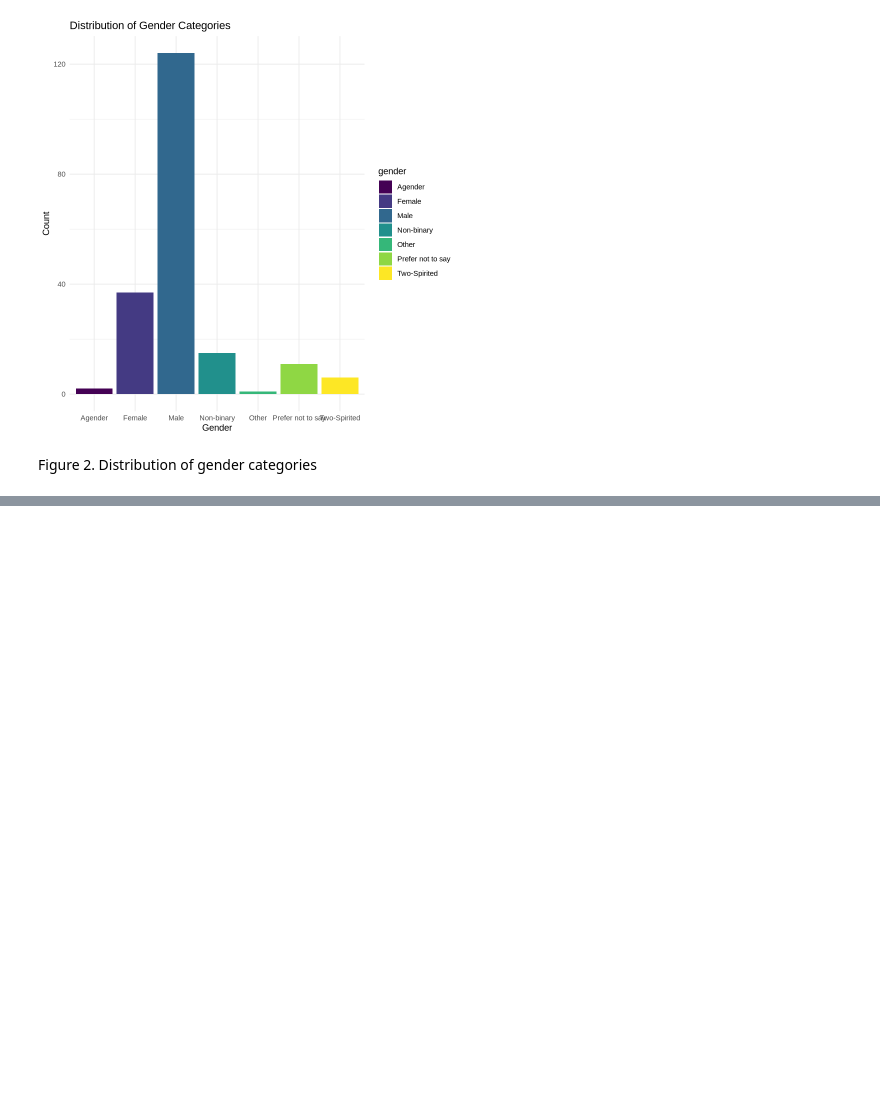
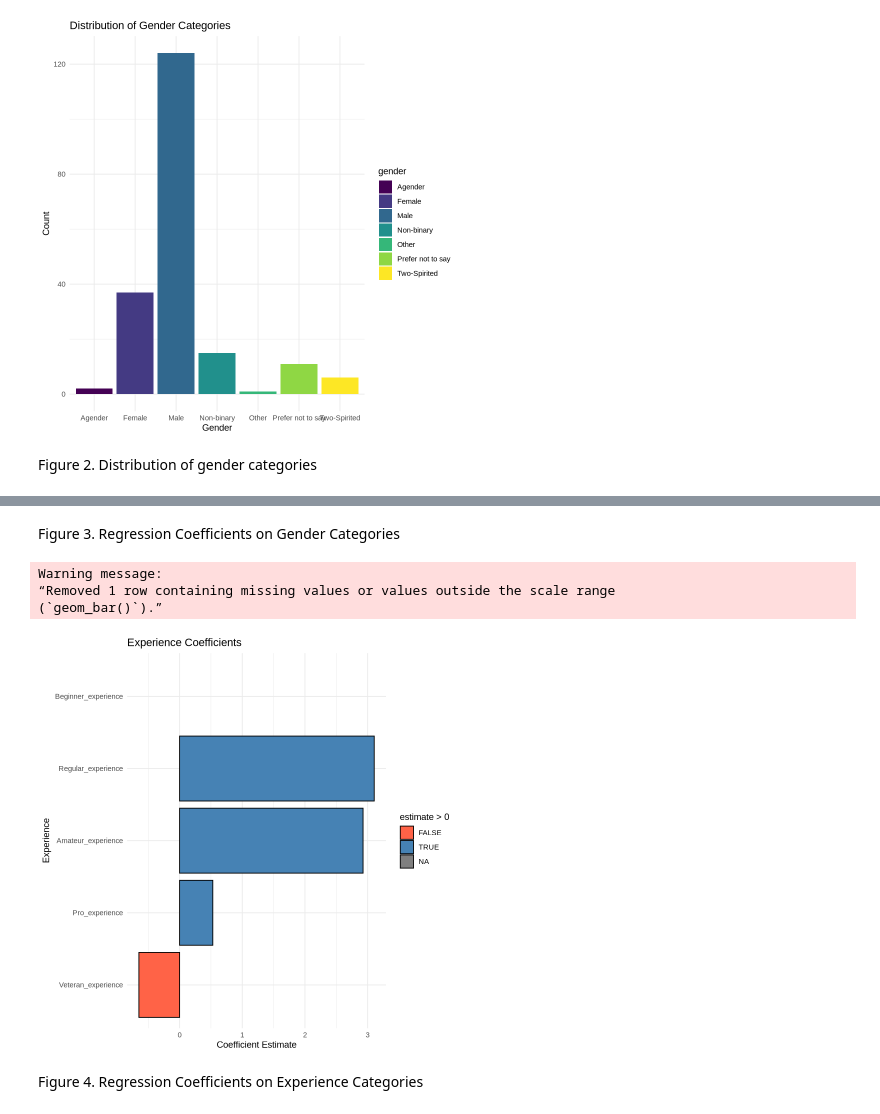
Before and after one commit to EricDing05/dsci100project, a Jupyter notebook: Method_and_Results.ipynb, the cells around one changed output, grey strips where cells are left out. Saved outputs shown, nothing was run; the diff lists cells and outputs as text; code cells hidden in the pictures; blank space fills up the shorter version.

```diff
--- a/Method_and_Results.ipynb
+++ b/Method_and_Results.ipynb
@@ -167,0 +166,11 @@ ERROR: Error in library(car): there is no package called ‘car’
+# %% [markdown]
+Figure 3. Regression Coefficients on Gender Categories
+# %%
+experience_plot
+# %% [output]
+Warning message:
+“Removed 1 row containing missing values or values outside the scale range
+(`geom_bar()`).”
+[figure, added]
+# %% [markdown]
+Figure 4. Regression Coefficients on Experience Categories
```
Also changed, not shown: parts of 8 cells of this notebook.
